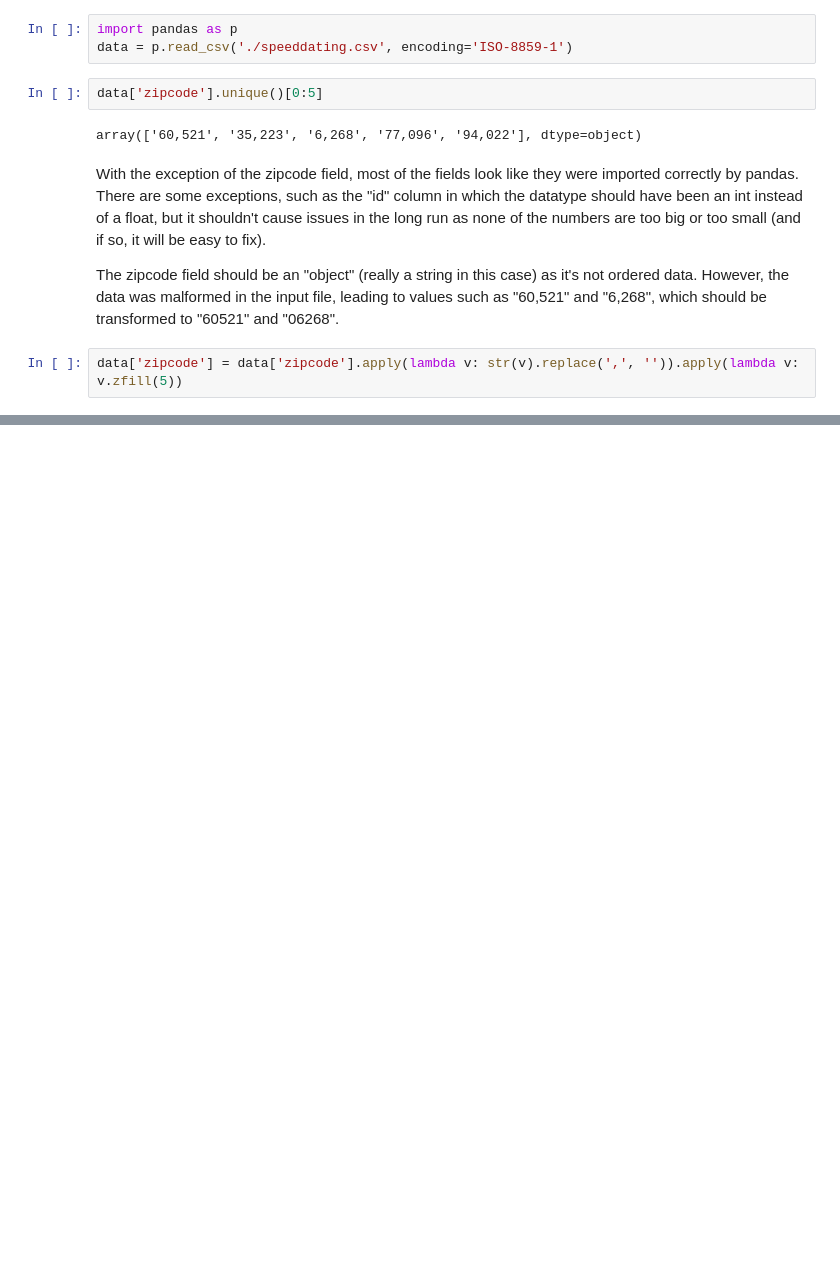
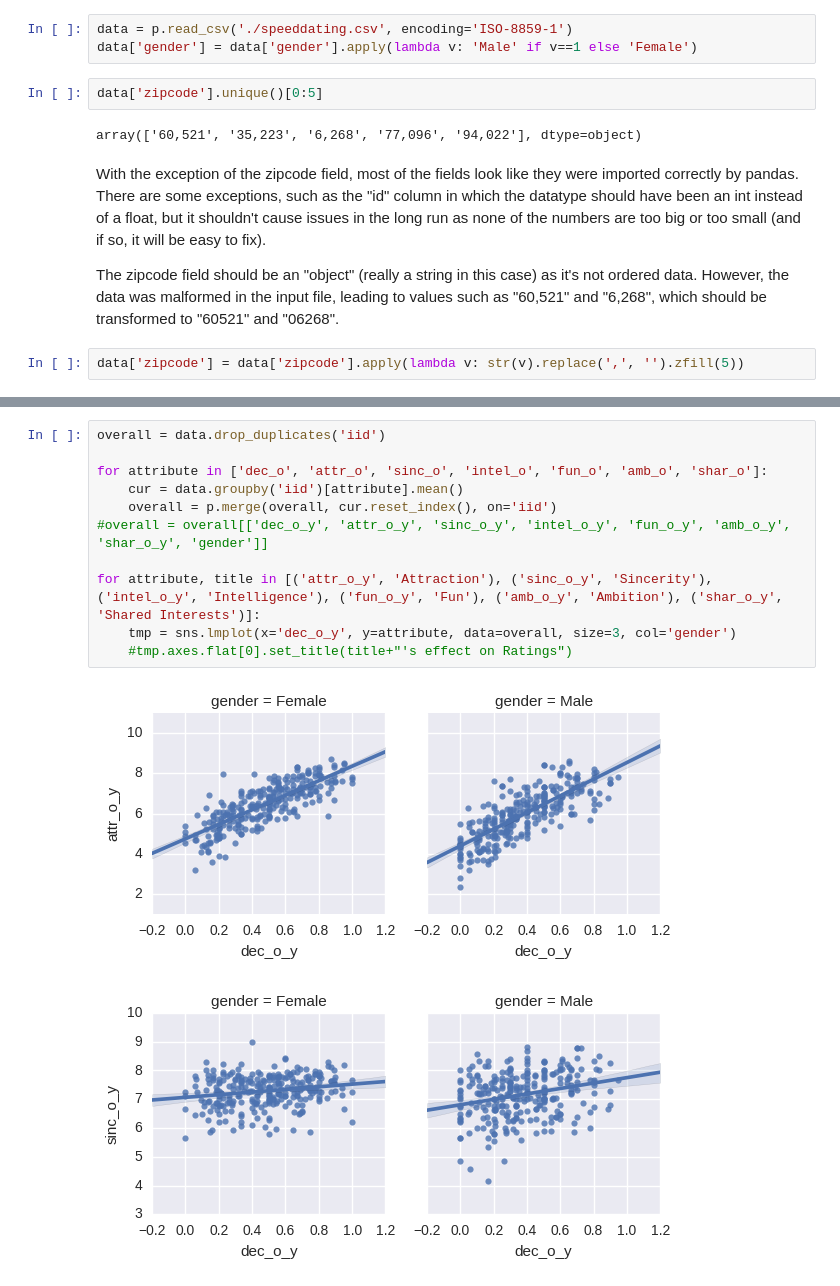
Before and after one commit to Regum/MLP-Appel-Hawkins, a Jupyter notebook: Lab01.ipynb, the cells around one changed output, grey strips where cells are left out. Cells and saved outputs as stored; diff of their text form; blank space fills up the shorter version.

Commit message:
finished scatterplots/regressions on 6 personality traits

```diff
--- a/Lab01.ipynb
+++ b/Lab01.ipynb
@@ -8,8 +12,8 @@ The experiement was handled in a few distinct phases. First, participants answer
 
 Through this data, we hope to discover the "key" to acquiring and impressing dates. We believe that this data set holds the key to what the most attractive attributes are in a person, at least for making first impressions. With the abundance of data available to us from this study, we believe we might be able to gather other interesting traits that have an effect on attractiveness. For example, we might be able to guess a person's confidence by comparing others' scores of them to their expected scores.
 # %%
-import pandas as p
 data = p.read_csv('./speeddating.csv', encoding='ISO-8859-1')
+data['gender'] = data['gender'].apply(lambda v: 'Male' if v==1 else 'Female')
 # %%
 data['zipcode'].unique()[0:5]
 # %% [output]
@@ -19,4 +23,4 @@ With the exception of the zipcode field, most of the fields look like they were
 
 The zipcode field should be an "object" (really a string in this case) as it's not ordered data. However, the data was malformed in the input file, leading to values such as "60,521" and "6,268", which should be transformed to "60521" and "06268".
 # %%
-data['zipcode'] = data['zipcode'].apply(lambda v: str(v).replace(',', '')).apply(lambda v: v.zfill(5))
+data['zipcode'] = data['zipcode'].apply(lambda v: str(v).replace(',', '').zfill(5))
@@ -22,0 +35,14 @@ data['zipcode'] = data['zipcode'].apply(lambda v: str(v).replace(',', '')).apply
+# %%
+overall = data.drop_duplicates('iid')
+
+for attribute in ['dec_o', 'attr_o', 'sinc_o', 'intel_o', 'fun_o', 'amb_o', 'shar_o']:
+    cur = data.groupby('iid')[attribute].mean()
+    overall = p.merge(overall, cur.reset_index(), on='iid')
+#overall = overall[['dec_o_y', 'attr_o_y', 'sinc_o_y', 'intel_o_y', 'fun_o_y', 'amb_o_y', 'shar_o_y', 'gender']]
+
+for attribute, title in [('attr_o_y', 'Attraction'), ('sinc_o_y', 'Sincerity'), ('intel_o_y', 'Intelligence'), ('fun_o_y', 'Fun'), ('amb_o_y', 'Ambition'), ('shar_o_y', 'Shared Interests')]:
+    tmp = sns.lmplot(x='dec_o_y', y=attribute, data=overall, size=3, col='gender')
+    #tmp.axes.flat[0].set_title(title+"'s effect on Ratings")
+# %% [output]
+[figure, added]
+[figure, added]
```
Also changed, not shown: parts of 7 cells of this notebook.
